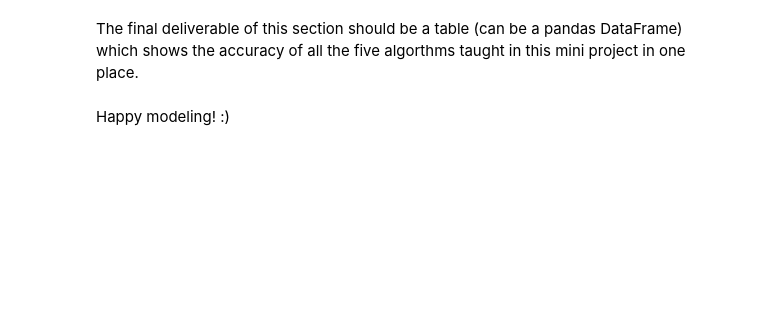
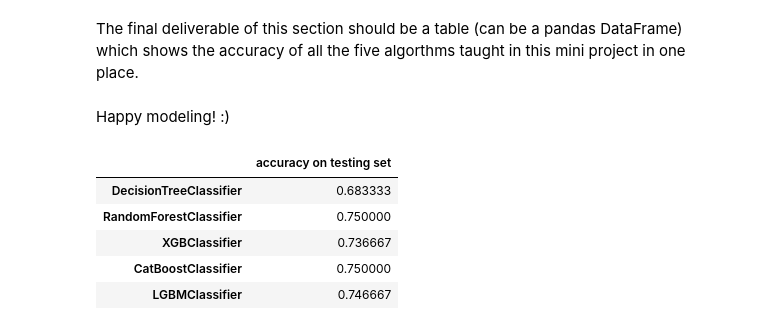
Before and after one commit to germanmancheno/Unit8, a Jupyter notebook: Mini_Project_Tree-Based_Algorithms.ipynb, the cells around one changed output. Cells and saved outputs as stored; diff of their text form; code cells hidden in the pictures; blank space fills up the shorter version.

Commit message:
Add files via upload
Including XGBClassifier, CatBoostClassifier and LGBMClassifier

```diff
--- a/Mini_Project_Tree-Based_Algorithms.ipynb
+++ b/Mini_Project_Tree-Based_Algorithms.ipynb
@@ -293,3 +261,16 @@ If you're using the Anaconda distribution, these are all very easy to install:
 ! conda install -c conda-forge lightgbm
 # %% [markdown]
 Your task in this optional section of the mini project is to read the documentation of these three libraries, and apply all of them to the "German Credit" dataset, just like you did in the case of Decision Trees and Random Forests.
+# %%
+import xgboost as xgb
+
+model = xgb.XGBClassifier()
+model.fit(X_train, Y_train)
+
+Y_test_pred = model.predict(X_test)
+Y_train_pred = model.predict(X_train)
+
+print("Accuracy on test set:",metrics.accuracy_score(Y_test, Y_test_pred))
+print("Accuracy on train set:",metrics.accuracy_score(Y_train, Y_train_pred))
+
+model_comparison["XGBClassifier"] = metrics.accuracy_score(Y_test, Y_test_pred)
@@ -295,0 +280,14 @@ Your task in this optional section of the mini project is to read the documentat
+# %%
+import catboost as ctb
+import lightgbm as lgbm
+
+model = ctb.CatBoostClassifier()
+model.fit(X_train, Y_train)
+
+Y_test_pred = model.predict(X_test)
+Y_train_pred = model.predict(X_train)
+
+print("Accuracy on test set:",metrics.accuracy_score(Y_test, Y_test_pred))
+print("Accuracy on train set:",metrics.accuracy_score(Y_train, Y_train_pred))
+
+model_comparison["CatBoostClassifier"] = metrics.accuracy_score(Y_test, Y_test_pred)
@@ -295,0 +312,13 @@ Your task in this optional section of the mini project is to read the documentat
+# %%
+import lightgbm as lgbm
+
+model = lgbm.LGBMClassifier()
+model.fit(X_train, Y_train)
+
+Y_test_pred = model.predict(X_test)
+Y_train_pred = model.predict(X_train)
+
+print("Accuracy on test set:",metrics.accuracy_score(Y_test, Y_test_pred))
+print("Accuracy on train set:",metrics.accuracy_score(Y_train, Y_train_pred))
+
+model_comparison["LGBMClassifier"] = metrics.accuracy_score(Y_test, Y_test_pred)
@@ -297,3 +329,14 @@ Your task in this optional section of the mini project is to read the documentat
 The final deliverable of this section should be a table (can be a pandas DataFrame) which shows the accuracy of all the five algorthms taught in this mini project in one place.
 # %% [markdown]
 Happy modeling! :)
+# %%
+model_comparison_df = pd.DataFrame.from_dict(model_comparison,orient='index')
+model_comparison_df.columns = ['accuracy on testing set']
+model_comparison_df.head()
+# %% [output]
+|  | accuracy on testing set |
+| DecisionTreeClassifier | 0.683333 |
+| RandomForestClassifier | 0.750000 |
+| XGBClassifier | 0.736667 |
+| CatBoostClassifier | 0.750000 |
+| LGBMClassifier | 0.746667 |
```
Also changed, not shown: parts of 12 cells of this notebook.
